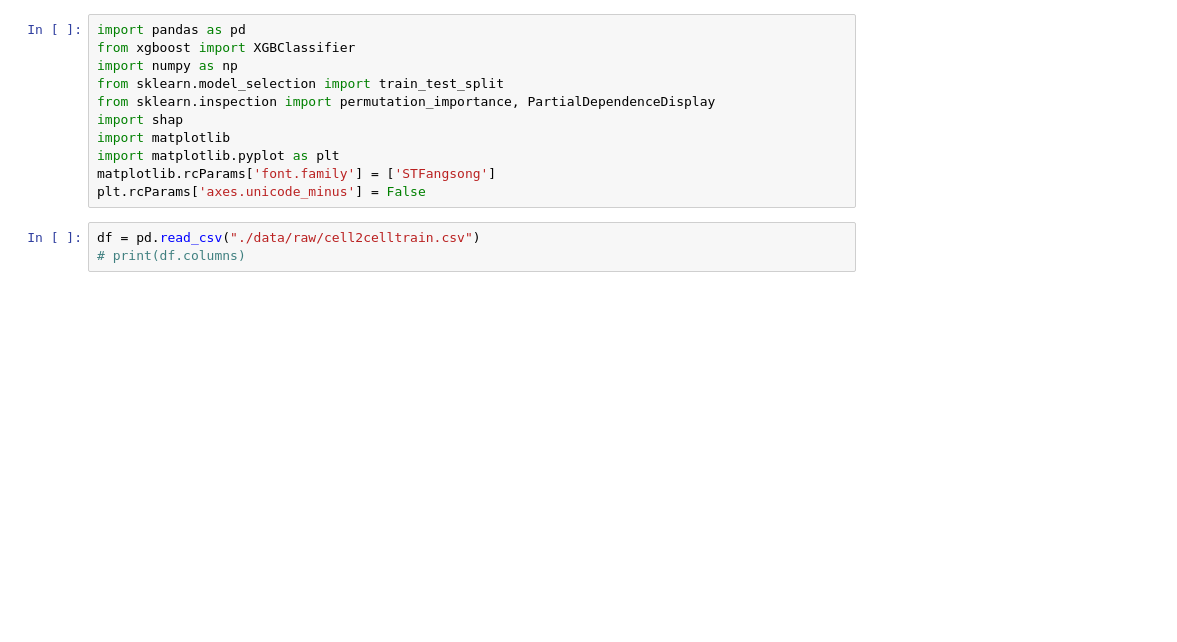
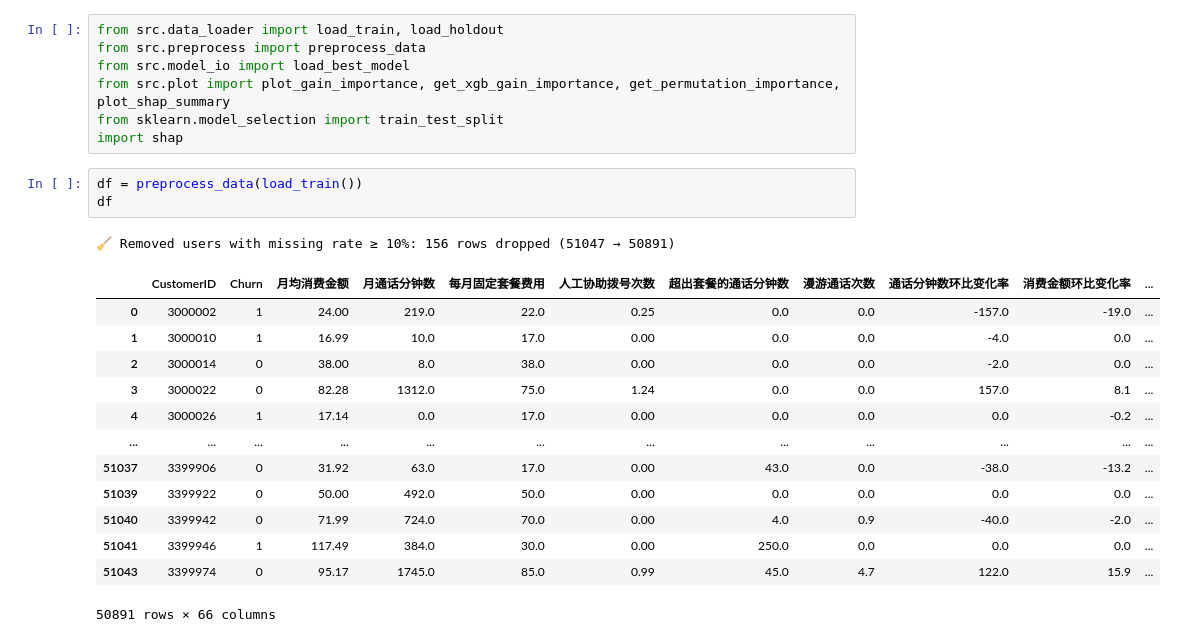
Before and after one commit to So-Ezzz/Cell2Cell-Churn-Prediction, a Jupyter notebook: cell2cell.ipynb, the cells around one changed output. Cells and saved outputs as stored; diff of their text form; blank space fills up the shorter version.

```diff
--- a/cell2cell.ipynb
+++ b/cell2cell.ipynb
@@ -1,14 +1,25 @@
 # %%
-import pandas as pd
-from xgboost import XGBClassifier
-import numpy as np
+from src.data_loader import load_train, load_holdout
+from src.preprocess import preprocess_data
+from src.model_io import load_best_model
+from src.plot import plot_gain_importance, get_xgb_gain_importance, get_permutation_importance, plot_shap_summary
 from sklearn.model_selection import train_test_split
-from sklearn.inspection import permutation_importance, PartialDependenceDisplay
 import shap
-import matplotlib
-import matplotlib.pyplot as plt
-matplotlib.rcParams['font.family'] = ['STFangsong']
-plt.rcParams['axes.unicode_minus'] = False
 # %%
-df = pd.read_csv("./data/raw/cell2celltrain.csv")
-# print(df.columns)
+df = preprocess_data(load_train())
+df
+# %% [output]
+🧹 Removed users with missing rate ≥ 10%: 156 rows dropped (51047 → 50891)
+|  | CustomerID | Churn | 月均消费金额 | 月通话分钟数 | 每月固定套餐费用 | 人工协助拨号次数 | 超出套餐的通话分钟数 | 漫游通话次数 | 通话分钟数环比变化率 | 消费金额环比变化率 | ... |
+| 0 | 3000002 | 1 | 24.00 | 219.0 | 22.0 | 0.25 | 0.0 | 0.0 | -157.0 | -19.0 | ... |
+| 1 | 3000010 | 1 | 16.99 | 10.0 | 17.0 | 0.00 | 0.0 | 0.0 | -4.0 | 0.0 | ... |
+| 2 | 3000014 | 0 | 38.00 | 8.0 | 38.0 | 0.00 | 0.0 | 0.0 | -2.0 | 0.0 | ... |
+| 3 | 3000022 | 0 | 82.28 | 1312.0 | 75.0 | 1.24 | 0.0 | 0.0 | 157.0 | 8.1 | ... |
+| 4 | 3000026 | 1 | 17.14 | 0.0 | 17.0 | 0.00 | 0.0 | 0.0 | 0.0 | -0.2 | ... |
+| ... | ... | ... | ... | ... | ... | ... | ... | ... | ... | ... | ... |
+| 51037 | 3399906 | 0 | 31.92 | 63.0 | 17.0 | 0.00 | 43.0 | 0.0 | -38.0 | -13.2 | ... |
+| 51039 | 3399922 | 0 | 50.00 | 492.0 | 50.0 | 0.00 | 0.0 | 0.0 | 0.0 | 0.0 | ... |
+| 51040 | 3399942 | 0 | 71.99 | 724.0 | 70.0 | 0.00 | 4.0 | 0.9 | -40.0 | -2.0 | ... |
+| 51041 | 3399946 | 1 | 117.49 | 384.0 | 30.0 | 0.00 | 250.0 | 0.0 | 0.0 | 0.0 | ... |
+| 51043 | 3399974 | 0 | 95.17 | 1745.0 | 85.0 | 0.99 | 45.0 | 4.7 | 122.0 | 15.9 | ... |
+50891 rows × 66 columns
```
Also changed, not shown: parts of 4 cells of this notebook, 7 other files.
